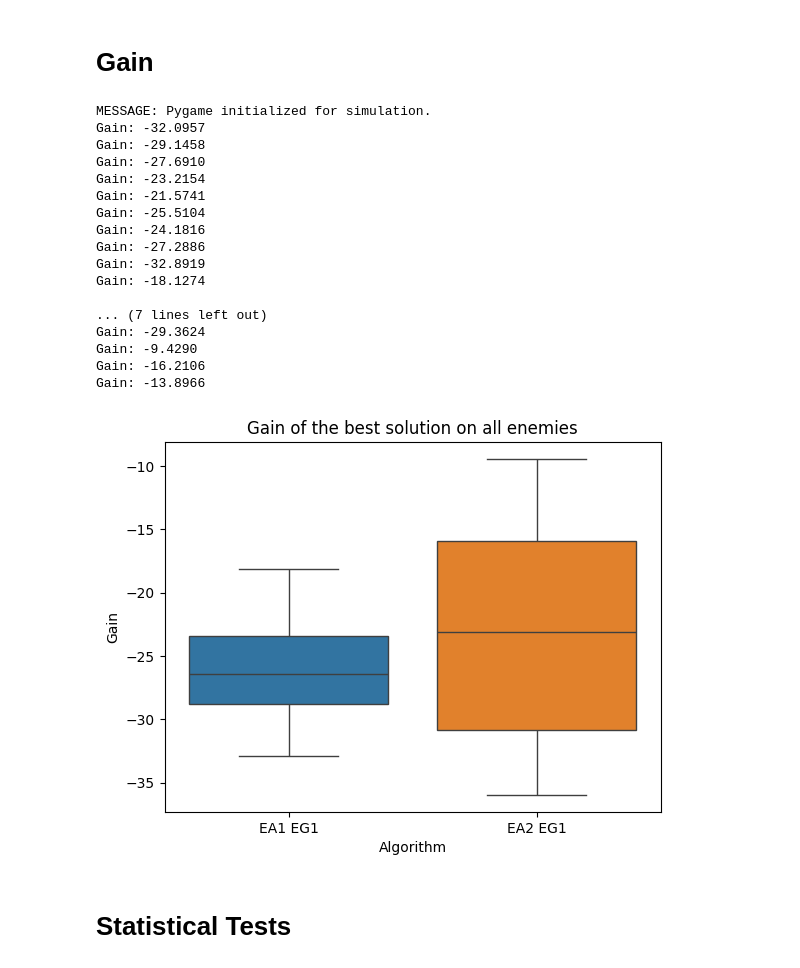
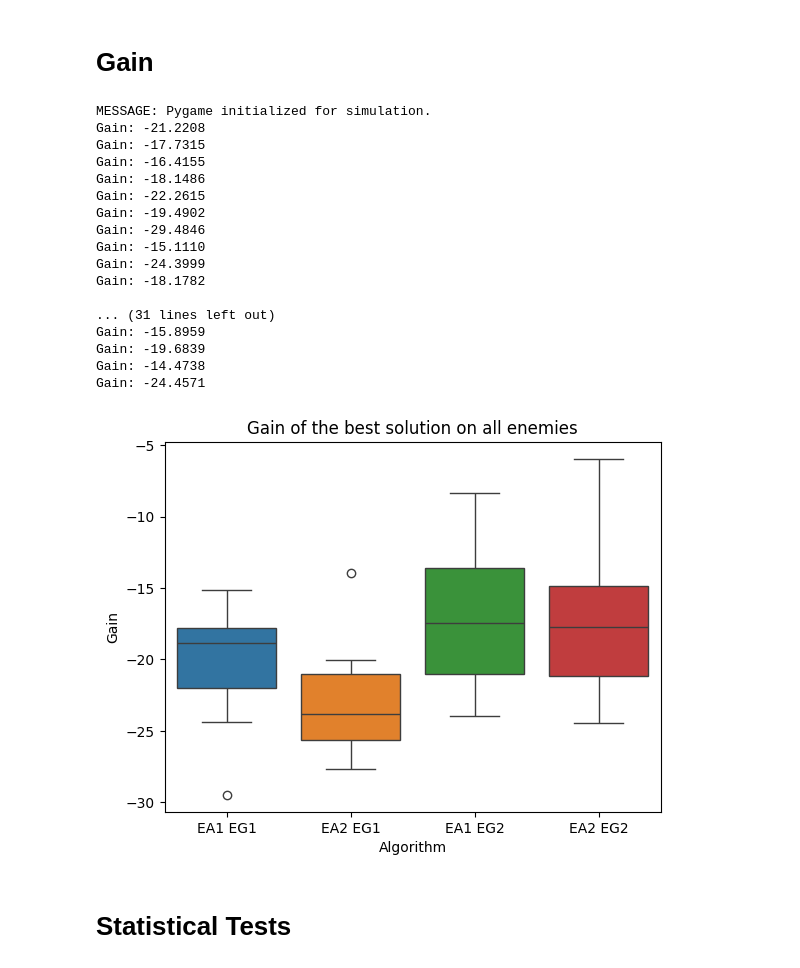
Before and after one commit to koenweverink/EvoMan36, a Jupyter notebook: Task2/plotting.ipynb, the cells around one changed output. Drawn from its saved outputs; the diff is of its cells as text; code cells hidden in the pictures.

```diff
--- a/Task2/plotting.ipynb
+++ b/Task2/plotting.ipynb
@@ -55,0 +235,29 @@ plt.show()
+# %%
+for enemy_group in enemy_groups:
+    # Extract gains for each algorithm
+    gains_a = results_df[(results_df['Enemy Group'] == enemy_group) & (results_df['Algorithm'] == 'A')]['Gain']
+    gains_b = results_df[(results_df['Enemy Group'] == enemy_group) & (results_df['Algorithm'] == 'B')]['Gain']
+
+    # Perform t-test
+    if gains_a.empty or gains_b.empty:
+        print(f"\nNot enough data to perform tests for Enemy {enemy_group}.")
+        continue
+
+    t_stat, p_val_t = ttest_ind(gains_a, gains_b, equal_var=False)
+
+    # Perform Mann-Whitney U test
+    u_stat, p_val_u = mannwhitneyu(gains_a, gains_b, alternative='two-sided')
+
+    print(f"\nStatistical Test Results for Enemy {enemy_group}:")
+    print(f"T-test: t-statistic = {t_stat:.4f}, p-value = {p_val_t:.4f}")
+    print(f"Mann-Whitney U test: U-statistic = {u_stat}, p-value = {p_val_u:.4f}")
+
+    if p_val_t < 0.05:
+        print("Result: Significant difference in mean gains (t-test).")
+    else:
+        print("Result: No significant difference in mean gains (t-test).")
+
+    if p_val_u < 0.05:
+        print("Result: Significant difference in mean gains (Mann-Whitney U test).")
+    else:
+        print("Result: No significant difference in mean gains (Mann-Whitney U test).")
@@ -56,14 +276,14 @@ plt.show()
 # %% [markdown]
 # Gain
 # %%
-def calculate_gain(solution, enemies, experiment_name, n_hidden_neurons, num_tests=5):
+def calculate_gain(solution, enemy_group, experiment_name, n_hidden_neurons, num_tests=5):
     # Create the directory if it does not exist
     os.makedirs(experiment_name, exist_ok=True)
     solution = np.array(solution)
 
     env = Environment(
         experiment_name=experiment_name,
-        enemies=enemies,
+        enemies=enemy_group,
         playermode="ai",
         player_controller=player_controller(n_hidden_neurons),
         enemymode="static",
@@ -88,41 +308,45 @@ def calculate_gain(solution, enemies, experiment_name, n_hidden_neurons, num_tes
 # %%
 best_solution_EA1_EG1 = np.loadtxt('results\\best_solution_A_enemy_group_1.txt')
 best_solution_EA2_EG1 = np.loadtxt('results\\best_solution_B_enemy_group_1.txt')
+best_solution_EA1_EG2 = np.loadtxt('results\\best_solution_A_enemy_group_2.txt')
+best_solution_EA2_EG2 = np.loadtxt('results\\best_solution_B_enemy_group_2.txt')
 # %%
 # Calculate the gain for the best solution of EA1 EG1 on all enemies
 enemies = np.array(range(1, 9))
 
 gains_EA1_EG1 = calculate_gain(best_solution_EA1_EG1, enemies, 'gain_EA1_EG1', 10, 10)
 gains_EA2_EG1 = calculate_gain(best_solution_EA2_EG1, enemies, 'gain_EA2_EG1', 10, 10)
+gains_EA1_EG2 = calculate_gain(best_solution_EA1_EG2, enemies, 'gain_EA1_EG2', 10, 10)
+gains_EA2_EG2 = calculate_gain(best_solution_EA2_EG2, enemies, 'gain_EA2_EG2', 10, 10)
 # %% [output]
 MESSAGE: Pygame initialized for simulation.
-Gain: -32.0957
-Gain: -29.1458
-Gain: -27.6910
-Gain: -23.2154
-Gain: -21.5741
-Gain: -25.5104
-Gain: -24.1816
-Gain: -27.2886
-Gain: -32.8919
-Gain: -18.1274
+Gain: -21.2208
+Gain: -17.7315
+Gain: -16.4155
+Gain: -18.1486
+Gain: -22.2615
+Gain: -19.4902
+Gain: -29.4846
+Gain: -15.1110
+Gain: -24.3999
+Gain: -18.1782
 
-... (7 lines left out)
-Gain: -29.3624
-Gain: -9.4290
-Gain: -16.2106
-Gain: -13.8966
+... (31 lines left out)
+Gain: -15.8959
+Gain: -19.6839
+Gain: -14.4738
+Gain: -24.4571
 # %%
 # make 2 boxplots of the gains
 plt.figure()
-sns.boxplot(data=[gains_EA1_EG1, gains_EA2_EG1])	# add other solutions here
+sns.boxplot(data=[gains_EA1_EG1, gains_EA2_EG1, gains_EA1_EG2, gains_EA2_EG2])	# add other solutions here
 plt.xlabel('Algorithm')
 plt.ylabel('Gain')
 plt.title('Gain of the best solution on all enemies')
-plt.xticks([0, 1], ['EA1 EG1', 'EA2 EG1'])
+plt.xticks([0, 1, 2, 3], ['EA1 EG1', 'EA2 EG1','EA1 EG2', 'EA2 EG2'])
 plt.show()
 # %% [output]
-[figure, old version]
+[figure, new version]
 # %% [markdown]
 # Statistical Tests
 # %%
```
Also changed, not shown: parts of 18 cells of this notebook, 19 other files.
